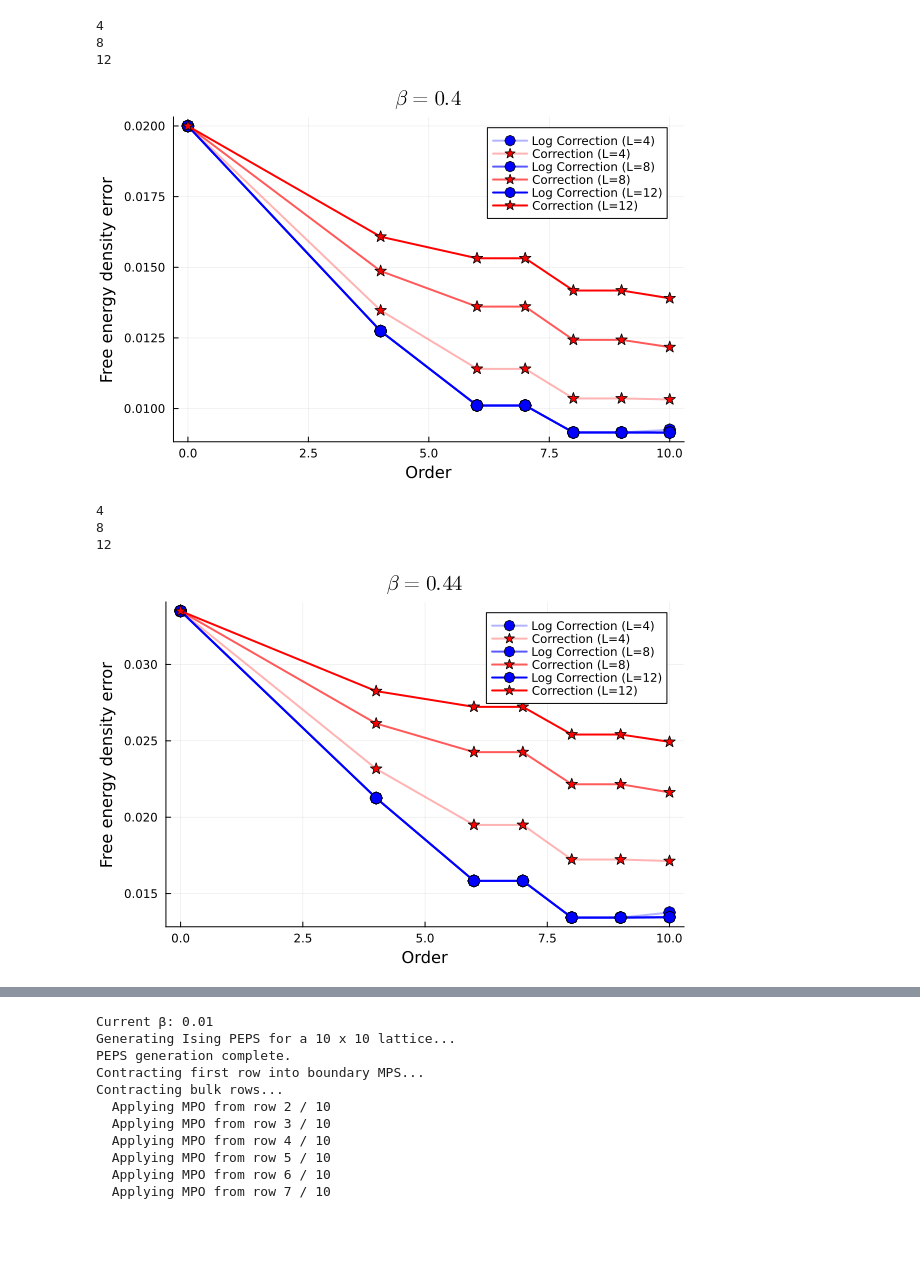
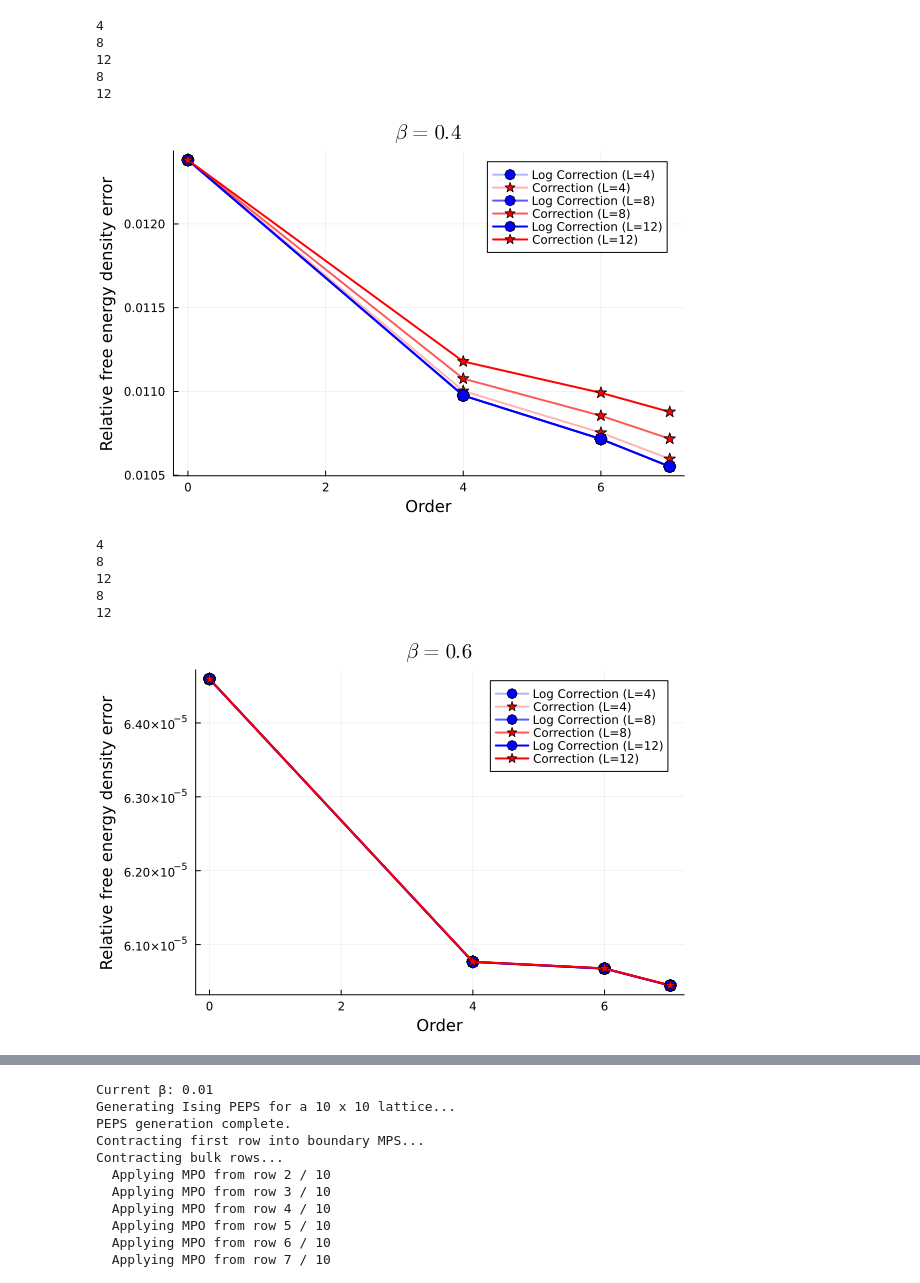
Before and after one commit to siddhant-midha/TNBP, a Jupyter notebook: loop_correction_new.ipynb, the cells around one changed output, grey strips where cells are left out. Cells and saved outputs as stored; diff of their text form; code cells hidden in the pictures; blank space fills up the shorter version.

```diff
--- a/loop_correction_new.ipynb
+++ b/loop_correction_new.ipynb
@@ -154,25 +216,21 @@ annotate!(5, 0.5 * maximum(y1), text(" ", :left, 12))
 # %%
-using Plots
-using Colors  # for color conversion
-
+##noisy init
 L_arr = [4, 8, 12]
 β = 0.4
-orders = [0, 4, 6, 7, 8, 9, 10]
-
+orders = [0, 4, 6, 7]
 colors = Dict("log" => colorant"blue", "corr" => colorant"red")
 
-plot(title = L"\beta = %$(β)",
+plt = plot(title = L"\beta = %$(β)",
      xlabel = "Order",
-     ylabel = "Free energy density error")
+     ylabel = "Relative free energy density error")
 
 for (i, L) in enumerate(L_arr)
     println(L)
     alpha = 0.3 + 0.7 * (i - 1) / (length(L_arr) - 1)
 
-
-    y1 = log_loop_corrected_free_energy(L, β) .- Ising2D.free_energy(β)
-    y2 = loop_corrected_free_energy(L, β) .- Ising2D.free_energy(β)
-
+    exact_fe = Ising2D.free_energy(β)
+    y1 = (log_loop_corrected_free_energy(L, β) .- exact_fe) ./ abs(exact_fe)
+    y2 = (loop_corrected_free_energy(L, β) .- exact_fe) ./ abs(exact_fe)
     c1 = RGBA(colors["log"].r, colors["log"].g, colors["log"].b, alpha)
     c2 = RGBA(colors["corr"].r, colors["corr"].g, colors["corr"].b, alpha)
 
@@ -191,55 +249,57 @@ for (i, L) in enumerate(L_arr)
           markersize = 6)
 end
 
-annotate!(5, 0.5 * maximum(y1), text(" ", :left, 12))
+# annotate!(5, 0.5 * maximum(y1), text(" ", :left, 12))
+plt
 # %% [output]
 4
 8
 12
+8
+12
-[figure, old version]
+[figure, new version]
 # %%
-using Plots
-using Colors  # for color conversion
-
+##noisy init
 L_arr = [4, 8, 12]
-β = 0.44
-orders = [0, 4, 6, 7, 8, 9, 10]
-
+β = 0.6
+orders = [0, 4, 6, 7]
 colors = Dict("log" => colorant"blue", "corr" => colorant"red")
 
-plot(title = L"\beta = %$(β)",
+plt = plot(title = L"\beta = %$(β)",
      xlabel = "Order",
-     ylabel = "Free energy density error")
+     ylabel = "Relative free energy density error")
 
 for (i, L) in enumerate(L_arr)
     println(L)
     alpha = 0.3 + 0.7 * (i - 1) / (length(L_arr) - 1)
 
-
-    y1 = log_loop_corrected_free_energy(L, β) .- Ising2D.free_energy(β)
-    y2 = loop_corrected_free_energy(L, β) .- Ising2D.free_energy(β)
-
+    exact_fe = Ising2D.free_energy(β)
+    y1 = (log_loop_corrected_free_energy(L, β) .- exact_fe) ./ abs(exact_fe)
+    y2 = (loop_corrected_free_energy(L, β) .- exact_fe) ./ abs(exact_fe)
     c1 = RGBA(colors["log"].r, colors["log"].g, colors["log"].b, alpha)
     c2 = RGBA(colors["corr"].r, colors["corr"].g, colors["corr"].b, alpha)
 
     plot!(orders, y1;
           label = "Log Correction (L=$L)",
           color = c1,
           linewidth = 2,
           marker = :o,
           markersize = 6)
 
     plot!(orders, y2;
           label = "Correction (L=$L)",
           color = c2,
           linewidth = 2,
           marker = :s,
           markersize = 6)
 end
 
-annotate!(5, 0.5 * maximum(y1), text(" ", :left, 12))
+# annotate!(5, 0.5 * maximum(y1), text(" ", :left, 12))
+plt
 # %% [output]
 4
 8
 12
+8
+12
-[figure, old version]
+[figure, new version]
```
Also changed, not shown: parts of 10 cells of this notebook, 5 other files.
